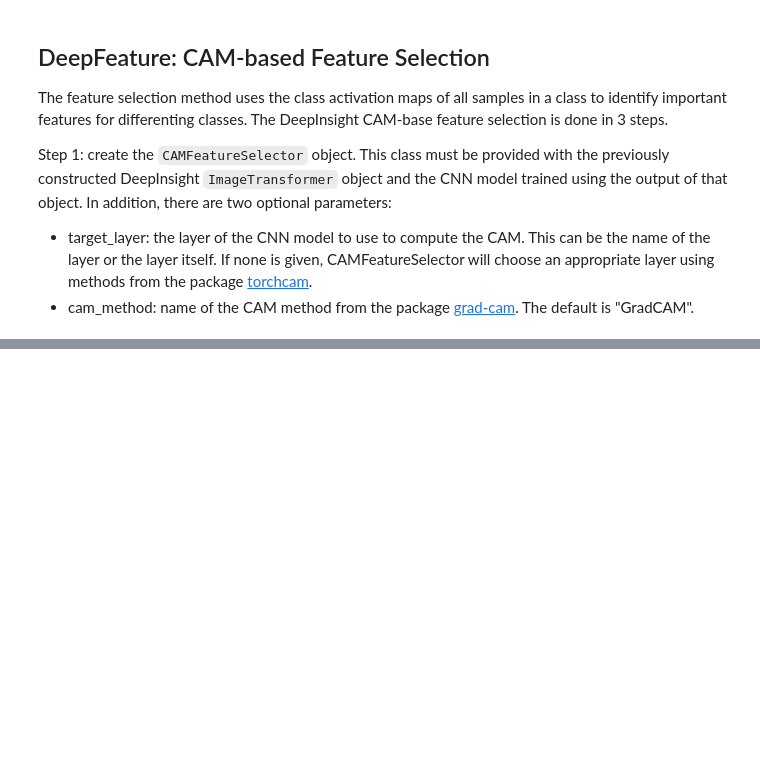
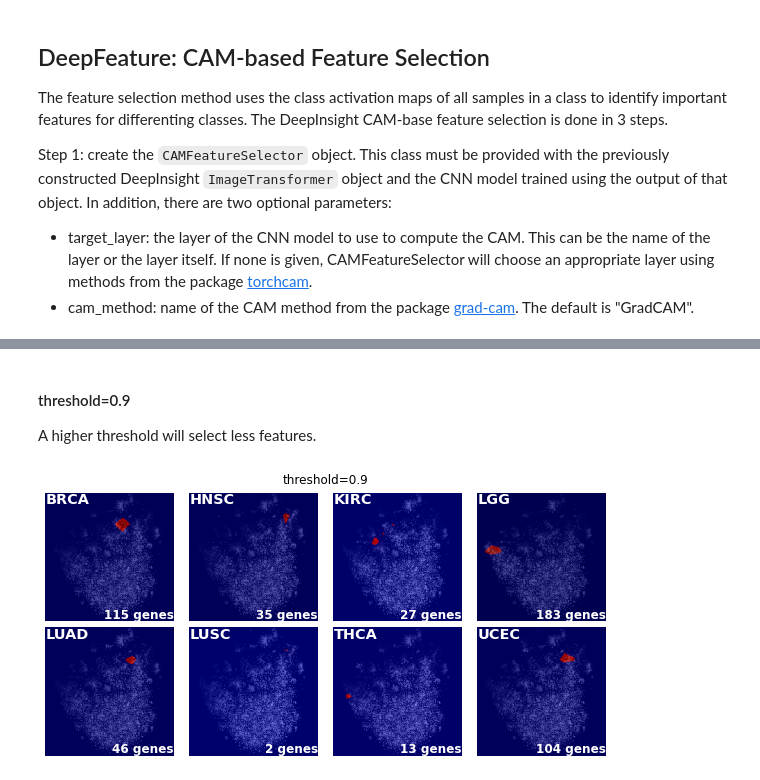
Before and after one commit to alok-ai-lab/pyDeepInsight, a Jupyter notebook: examples/cam_feature_selection.ipynb, the cells around one changed output, grey strips where cells are left out. Cells and saved outputs as stored; diff of their text form; code cells hidden in the pictures; blank space fills up the shorter version.

```diff
--- a/examples/cam_feature_selection.ipynb
+++ b/examples/cam_feature_selection.ipynb
@@ -190,0 +233,15 @@ cam_image(X_train_tensor, y_train_tensor.detach().cpu().numpy(), act, feat_idx)
+# %%
+fl_method = 'mean'
+class_cam = camfs.calculate_class_activations(X_train_tensor, y_train_tensor, batch_size=100, flatten_method=fl_method)
+# %% [markdown]
+#### threshold=0.9
+A higher threshold will select less features.
+# %%
+fs_threshold=0.9
+
+feat_idx = camfs.select_class_features(cams=class_cam, threshold=fs_threshold)
+fig, _ = cam_image(X_train_tensor, y_train_tensor.detach().cpu().numpy(), class_cam, feat_idx, fs_threshold)
+fig.suptitle(f"threshold={fs_threshold}")
+plt.show()
+# %% [output]
+[figure, added]
```
Also changed, not shown: parts of 24 cells of this notebook, 1 other file.
